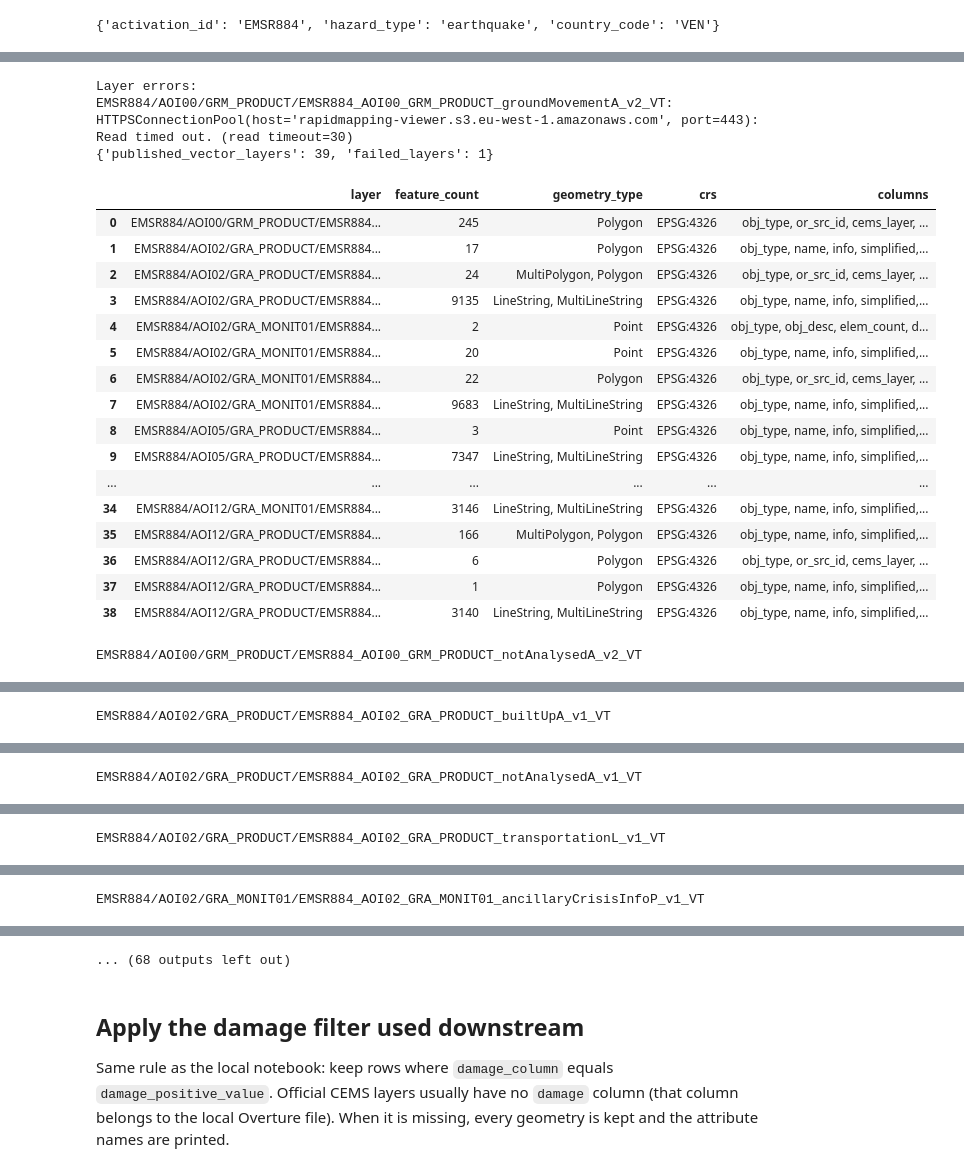
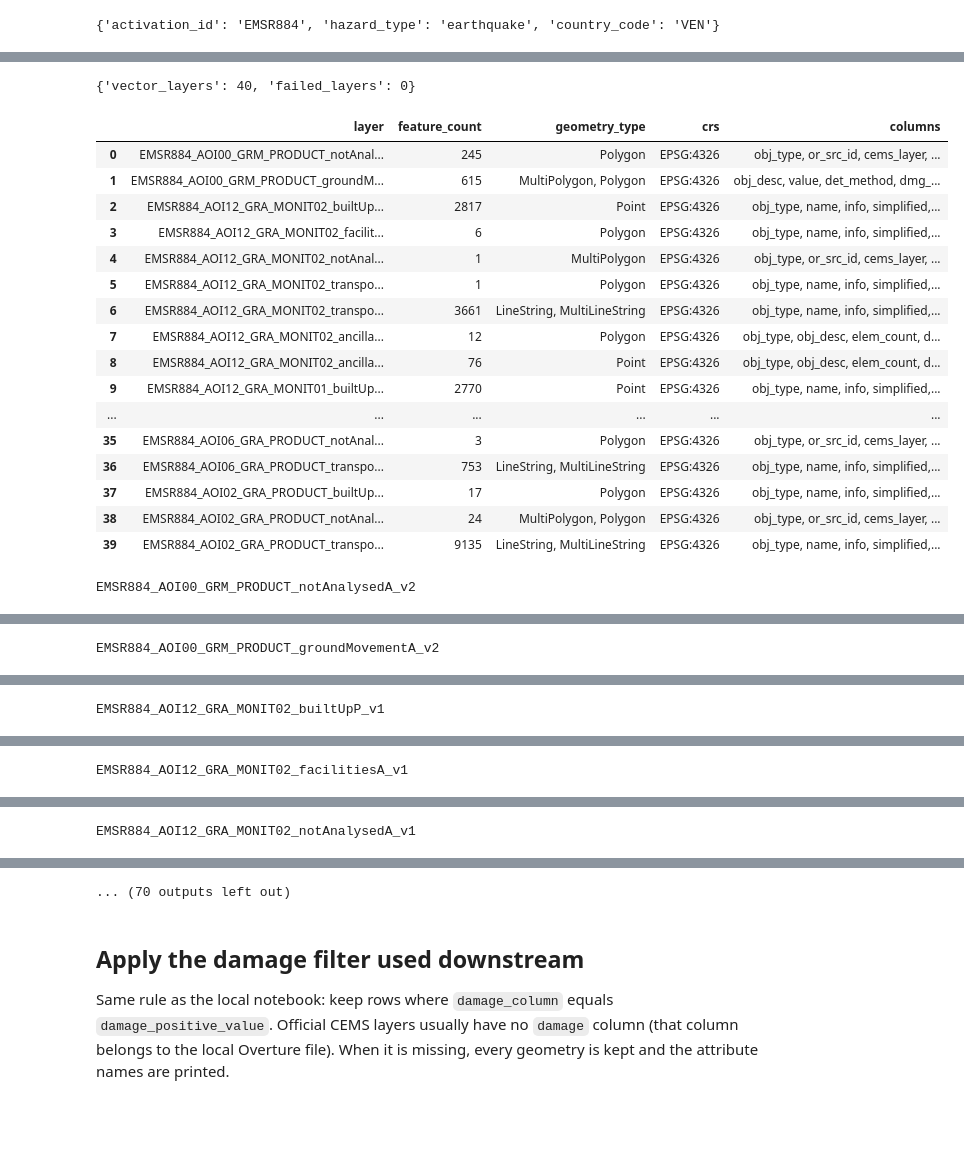
Before and after one commit to developmentseed/esa-montandon, a Jupyter notebook: deliverables/D2.4-use-cases/D2.4.2-use-case2/notebooks/01_cems_api_ingestion.ipynb, the cells around one changed output, grey strips where cells are left out. Cells and saved outputs as stored; diff of their text form; code cells hidden in the pictures; blank space fills up the shorter version.

```diff
--- a/deliverables/D2.4-use-cases/D2.4.2-use-case2/notebooks/01_cems_api_ingestion.ipynb
+++ b/deliverables/D2.4-use-cases/D2.4.2-use-case2/notebooks/01_cems_api_ingestion.ipynb
@@ -41,0 +32,10 @@ print(activation_summary(activation))
+# %%
+from src.cems_api import event_summary, fetch_stac_activation
+
+activation = fetch_stac_activation(ACTIVATION_ID)
+print(event_summary(activation['event']))
+print({
+    'hazards': len(activation['hazards']),
+    'responses': len(activation['responses']),
+    'impacts': len(activation['impacts']),
+})
@@ -84,39 +102,37 @@ Only `vt` layers on products with `status_code` `F` are downloaded, into `data/c
 # %%
-from src.cems_api import load_published_vectors
+from src.cems_api import load_response_vectors
 from src.copernicus_loader import layer_summary
 
-vector_layers, vector_errors = load_published_vectors(activation)
+vector_layers, vector_errors = load_response_vectors(activation['responses'], ACTIVATION_ID)
 if vector_errors:
     print('Layer errors:')
     for message in vector_errors:
         print(message)
-print({'published_vector_layers': len(vector_layers), 'failed_layers': len(vector_errors)})
+print({'vector_layers': len(vector_layers), 'failed_layers': len(vector_errors)})
 
 if vector_layers:
     display(layer_summary(vector_layers))
     for name, layer in vector_layers.items():
         preview_cols = [column for column in layer.columns if column != 'geometry'][:8]
         print(name)
         display(layer[preview_cols].head())
 # %% [output]
-Layer errors:
-EMSR884/AOI00/GRM_PRODUCT/EMSR884_AOI00_GRM_PRODUCT_groundMovementA_v2_VT: HTTPSConnectionPool(host='rapidmapping-viewer.s3.eu-west-1.amazonaws.com', port=443): Read timed out. (read timeout=30)
-{'published_vector_layers': 39, 'failed_layers': 1}
+{'vector_layers': 40, 'failed_layers': 0}
 |  | layer | feature_count | geometry_type | crs | columns |
-| 0 | EMSR884/AOI00/GRM_PRODUCT/EMSR884... | 245 | Polygon | EPSG:4326 | obj_type, or_src_id, cems_layer, ... |
-| 1 | EMSR884/AOI02/GRA_PRODUCT/EMSR884... | 17 | Polygon | EPSG:4326 | obj_type, name, info, simplified,... |
-| 2 | EMSR884/AOI02/GRA_PRODUCT/EMSR884... | 24 | MultiPolygon, Polygon | EPSG:4326 | obj_type, or_src_id, cems_layer, ... |
-| 3 | EMSR884/AOI02/GRA_PRODUCT/EMSR884... | 9135 | LineString, MultiLineString | EPSG:4326 | obj_type, name, info, simplified,... |
-| 4 | EMSR884/AOI02/GRA_MONIT01/EMSR884... | 2 | Point | EPSG:4326 | obj_type, obj_desc, elem_count, d... |
-| 5 | EMSR884/AOI02/GRA_MONIT01/EMSR884... | 20 | Point | EPSG:4326 | obj_type, name, info, simplified,... |
-| 6 | EMSR884/AOI02/GRA_MONIT01/EMSR884... | 22 | Polygon | EPSG:4326 | obj_type, or_src_id, cems_layer, ... |
-| 7 | EMSR884/AOI02/GRA_MONIT01/EMSR884... | 9683 | LineString, MultiLineString | EPSG:4326 | obj_type, name, info, simplified,... |
-| 8 | EMSR884/AOI05/GRA_PRODUCT/EMSR884... | 3 | Point | EPSG:4326 | obj_type, name, info, simplified,... |
-| 9 | EMSR884/AOI05/GRA_PRODUCT/EMSR884... | 7347 | LineString, MultiLineString | EPSG:4326 | obj_type, name, info, simplified,... |
+| 0 | EMSR884_AOI00_GRM_PRODUCT_notAnal... | 245 | Polygon | EPSG:4326 | obj_type, or_src_id, cems_layer, ... |
+| 1 | EMSR884_AOI00_GRM_PRODUCT_groundM... | 615 | MultiPolygon, Polygon | EPSG:4326 | obj_desc, value, det_method, dmg_... |
+| 2 | EMSR884_AOI12_GRA_MONIT02_builtUp... | 2817 | Point | EPSG:4326 | obj_type, name, info, simplified,... |
+| 3 | EMSR884_AOI12_GRA_MONIT02_facilit... | 6 | Polygon | EPSG:4326 | obj_type, name, info, simplified,... |
+| 4 | EMSR884_AOI12_GRA_MONIT02_notAnal... | 1 | MultiPolygon | EPSG:4326 | obj_type, or_src_id, cems_layer, ... |
+| 5 | EMSR884_AOI12_GRA_MONIT02_transpo... | 1 | Polygon | EPSG:4326 | obj_type, name, info, simplified,... |
+| 6 | EMSR884_AOI12_GRA_MONIT02_transpo... | 3661 | LineString, MultiLineString | EPSG:4326 | obj_type, name, info, simplified,... |
+| 7 | EMSR884_AOI12_GRA_MONIT02_ancilla... | 12 | Polygon | EPSG:4326 | obj_type, obj_desc, elem_count, d... |
+| 8 | EMSR884_AOI12_GRA_MONIT02_ancilla... | 76 | Point | EPSG:4326 | obj_type, obj_desc, elem_count, d... |
+| 9 | EMSR884_AOI12_GRA_MONIT01_builtUp... | 2770 | Point | EPSG:4326 | obj_type, name, info, simplified,... |
 | ... | ... | ... | ... | ... | ... |
-| 34 | EMSR884/AOI12/GRA_MONIT01/EMSR884... | 3146 | LineString, MultiLineString | EPSG:4326 | obj_type, name, info, simplified,... |
-| 35 | EMSR884/AOI12/GRA_PRODUCT/EMSR884... | 166 | MultiPolygon, Polygon | EPSG:4326 | obj_type, name, info, simplified,... |
-| 36 | EMSR884/AOI12/GRA_PRODUCT/EMSR884... | 6 | Polygon | EPSG:4326 | obj_type, or_src_id, cems_layer, ... |
-| 37 | EMSR884/AOI12/GRA_PRODUCT/EMSR884... | 1 | Polygon | EPSG:4326 | obj_type, name, info, simplified,... |
-| 38 | EMSR884/AOI12/GRA_PRODUCT/EMSR884... | 3140 | LineString, MultiLineString | EPSG:4326 | obj_type, name, info, simplified,... |
+| 35 | EMSR884_AOI06_GRA_PRODUCT_notAnal... | 3 | Polygon | EPSG:4326 | obj_type, or_src_id, cems_layer, ... |
+| 36 | EMSR884_AOI06_GRA_PRODUCT_transpo... | 753 | LineString, MultiLineString | EPSG:4326 | obj_type, name, info, simplified,... |
+| 37 | EMSR884_AOI02_GRA_PRODUCT_builtUp... | 17 | Polygon | EPSG:4326 | obj_type, name, info, simplified,... |
+| 38 | EMSR884_AOI02_GRA_PRODUCT_notAnal... | 24 | MultiPolygon, Polygon | EPSG:4326 | obj_type, or_src_id, cems_layer, ... |
+| 39 | EMSR884_AOI02_GRA_PRODUCT_transpo... | 9135 | LineString, MultiLineString | EPSG:4326 | obj_type, name, info, simplified,... |
-EMSR884/AOI00/GRM_PRODUCT/EMSR884_AOI00_GRM_PRODUCT_notAnalysedA_v2_VT
+EMSR884_AOI00_GRM_PRODUCT_notAnalysedA_v2
@@ -129 +145 @@ EMSR884/AOI00/GRM_PRODUCT/EMSR884_AOI00_GRM_PRODUCT_notAnalysedA_v2_VT
-EMSR884/AOI02/GRA_PRODUCT/EMSR884_AOI02_GRA_PRODUCT_builtUpA_v1_VT
+EMSR884_AOI00_GRM_PRODUCT_groundMovementA_v2
@@ -136 +152 @@ EMSR884/AOI02/GRA_PRODUCT/EMSR884_AOI02_GRA_PRODUCT_builtUpA_v1_VT
-EMSR884/AOI02/GRA_PRODUCT/EMSR884_AOI02_GRA_PRODUCT_notAnalysedA_v1_VT
+EMSR884_AOI12_GRA_MONIT02_builtUpP_v1
@@ -143,2 +159,2 @@ EMSR884/AOI02/GRA_PRODUCT/EMSR884_AOI02_GRA_PRODUCT_notAnalysedA_v1_VT
-EMSR884/AOI02/GRA_PRODUCT/EMSR884_AOI02_GRA_PRODUCT_transportationL_v1_VT
+EMSR884_AOI12_GRA_MONIT02_facilitiesA_v1
 |  | obj_type | name | info | simplified | damage_gra | det_method | notation | or_src_id |
@@ -150 +166 @@ EMSR884/AOI02/GRA_PRODUCT/EMSR884_AOI02_GRA_PRODUCT_transportationL_v1_VT
-EMSR884/AOI02/GRA_MONIT01/EMSR884_AOI02_GRA_MONIT01_ancillaryCrisisInfoP_v1_VT
+EMSR884_AOI12_GRA_MONIT02_notAnalysedA_v1
@@ -154,4 +169,4 @@ EMSR884/AOI02/GRA_MONIT01/EMSR884_AOI02_GRA_MONIT01_ancillaryCrisisInfoP_v1_VT
-... (68 outputs left out)
+... (70 outputs left out)
 # %% [markdown]
 ## Apply the damage filter used downstream
 Same rule as the local notebook: keep rows where `damage_column` equals `damage_positive_value`. Official CEMS layers usually have no `damage` column (that column belongs to the local Overture file). When it is missing, every geometry is kept and the attribute names are printed.
```
Also changed, not shown: parts of 13 cells of this notebook, 10 other files.
